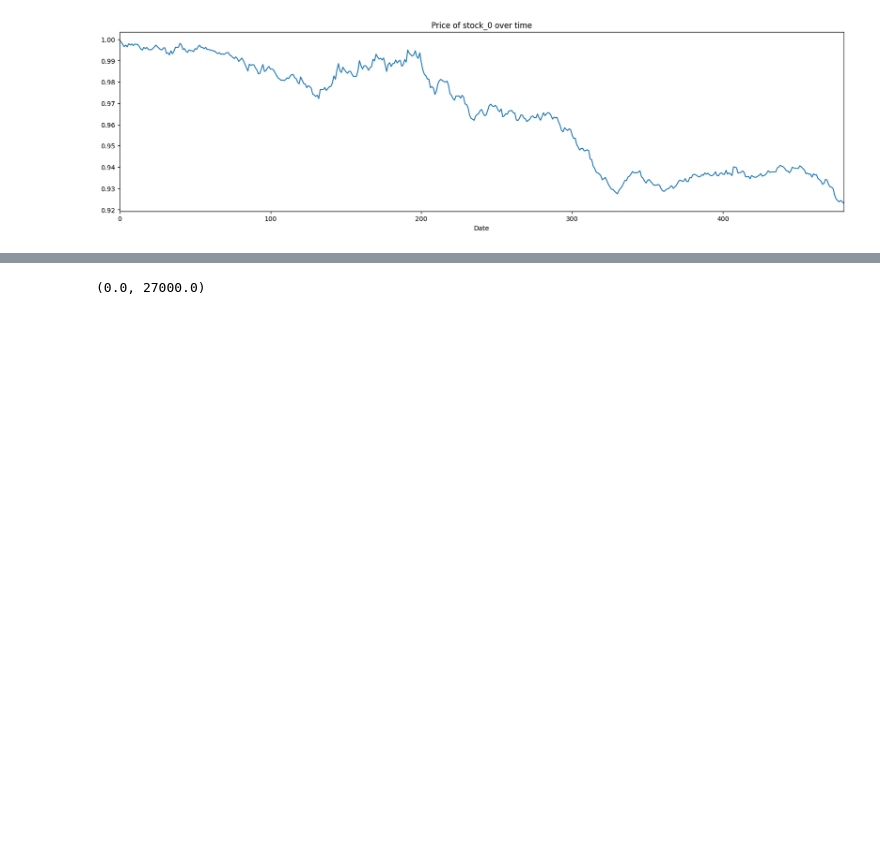
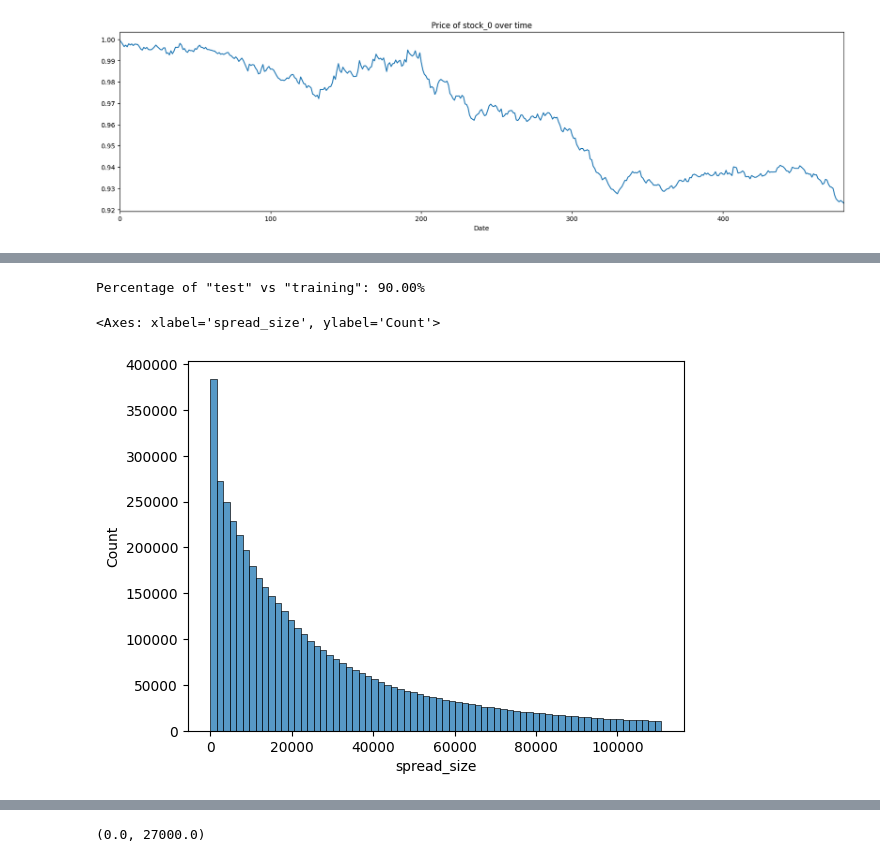
Before and after one commit to huanrafa/ProjectPracticing, a Jupyter notebook: 2023_12(1) Optiver - Trading at the Close/OptiverTrading.ipynb, the cells around one changed output, grey strips where cells are left out. Cells and saved outputs as stored; diff of their text form; code cells hidden in the pictures; blank space fills up the shorter version.

```diff
--- a/2023_12(1) Optiver - Trading at the Close/OptiverTrading.ipynb
+++ b/2023_12(1) Optiver - Trading at the Close/OptiverTrading.ipynb
@@ -530 +618,25 @@ plt.xlim(0,480)
+# %%
+# FEATURE ENGINEERING:
+
+# |ask_size - bid_size|: When there is a significant difference between these two sizes, it can indicate an imbalance in the market.
+training['spread_size'] = (training['ask_size'] - training['bid_size']).abs()
+testing['spread_size'] = (testing['ask_size'] - testing['bid_size']).abs()
+
+# Get top-10% value of spread_size:
+threshold = training['spread_size'].quantile(0.9)
+
+# If spread_size is in its top_10%, consider those to be "market_imbalance"
+training.loc[training['spread_size'] > threshold, 'market_imbalance'] = 1
+training.loc[~(training['spread_size'] > threshold), 'market_imbalance'] = 0
+
+testing.loc[testing['spread_size'] > threshold, 'market_imbalance'] = 1
+testing.loc[~(testing['spread_size'] > threshold), 'market_imbalance'] = 0
+# %%
+test = training[training['spread_size'] < threshold]
+print(f'Percentage of "test" vs "training": {(len(test)/len(training)*100):.2f}%')
+sns.histplot(data=test, x='spread_size', bins=70)
+# %% [output]
+Percentage of "test" vs "training": 90.00%
+<Axes: xlabel='spread_size', ylabel='Count'>
+[figure, added]
 # %%
```
Also changed, not shown: parts of 15 cells of this notebook.
